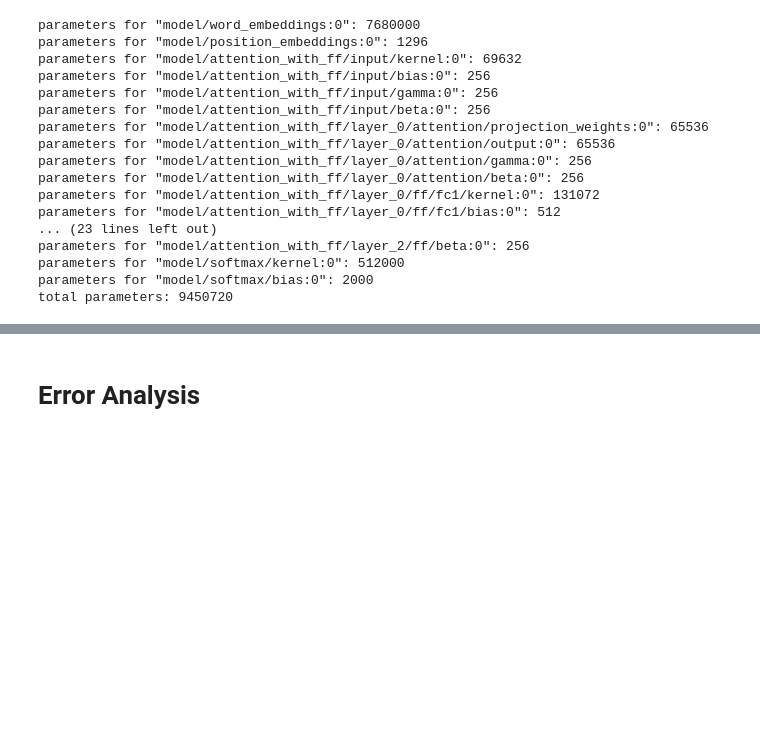
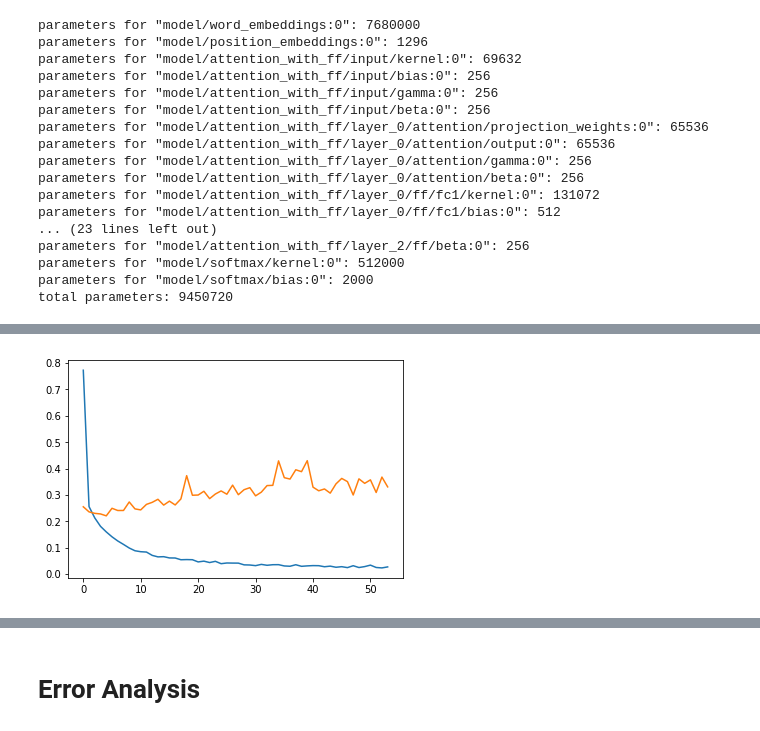
Before and after one commit to allenc256/jupyter, a Jupyter notebook: deep-learning/mediawiki_model_el_softmax_2.ipynb, the cells around one changed output, grey strips where cells are left out. Cells and saved outputs as stored; diff of their text form; code cells hidden in the pictures; blank space fills up the shorter version.

```diff
--- a/deep-learning/mediawiki_model_el_softmax_2.ipynb
+++ b/deep-learning/mediawiki_model_el_softmax_2.ipynb
@@ -199,7 +211,7 @@ class EntityLinkingModel:
     def _build_model(self):
         with tf.variable_scope('model'):
             # placeholder: training flag
-            self._training = tf.placeholder(tf.bool)
+            self._training = tf.placeholder(tf.bool, name = 'training')
 
             # embed context words
             word_embeddings = tf.get_variable(
@@ -276,6 +288,7 @@ class EntityLinkingModel:
             correct_labels = tf.cast(
                 tf.equal(output_labels, self._target_labels),
                 tf.int32)
+            self._output_labels = tf.identity(output_labels, name = 'output_labels')
             self._num_correct_labels = tf.reduce_sum(correct_labels, name = 'num_correct_labels')
 
             update_ops = tf.get_collection(tf.GraphKeys.UPDATE_OPS)
@@ -301,18 +314,6 @@ class EntityLinkingModel:
         self._build_data_pipeline()
         self._build_model()
         self._build_training_model()
-
-    def dump_statistics(self):
-        total_parameters = 0
-        for variable in tf.trainable_variables():
-            # shape is an array of tf.Dimension
-            shape = variable.get_shape()
-            variable_parameters = 1
-            for dim in shape:
-                variable_parameters *= dim.value
-            print('parameters for "%s": %d' % (variable.name, variable_parameters))
-            total_parameters += variable_parameters
-        print('total parameters: %d' % total_parameters)
 
     def process(self,
                 dataset_filenames,
@@ -427,0 +443,9 @@ If you're reading this message in another frontend (for example, a static render
+# %%
+with open('../logs/simplewiki/mediawiki_el_softmax_2.log', 'rt') as f:
+    lines = ''.join([l for l in f])
+# %%
+plt.plot([float(v) for v in re.findall(r'train.*loss=(\d+\.\d+)', lines)])
+plt.plot([float(v) for v in re.findall(r'dev.*loss=(\d+\.\d+)', lines)])
+plt.show()
+# %% [output]
+[figure, added]
```
Also changed, not shown: parts of 16 cells of this notebook, 4 other files.
